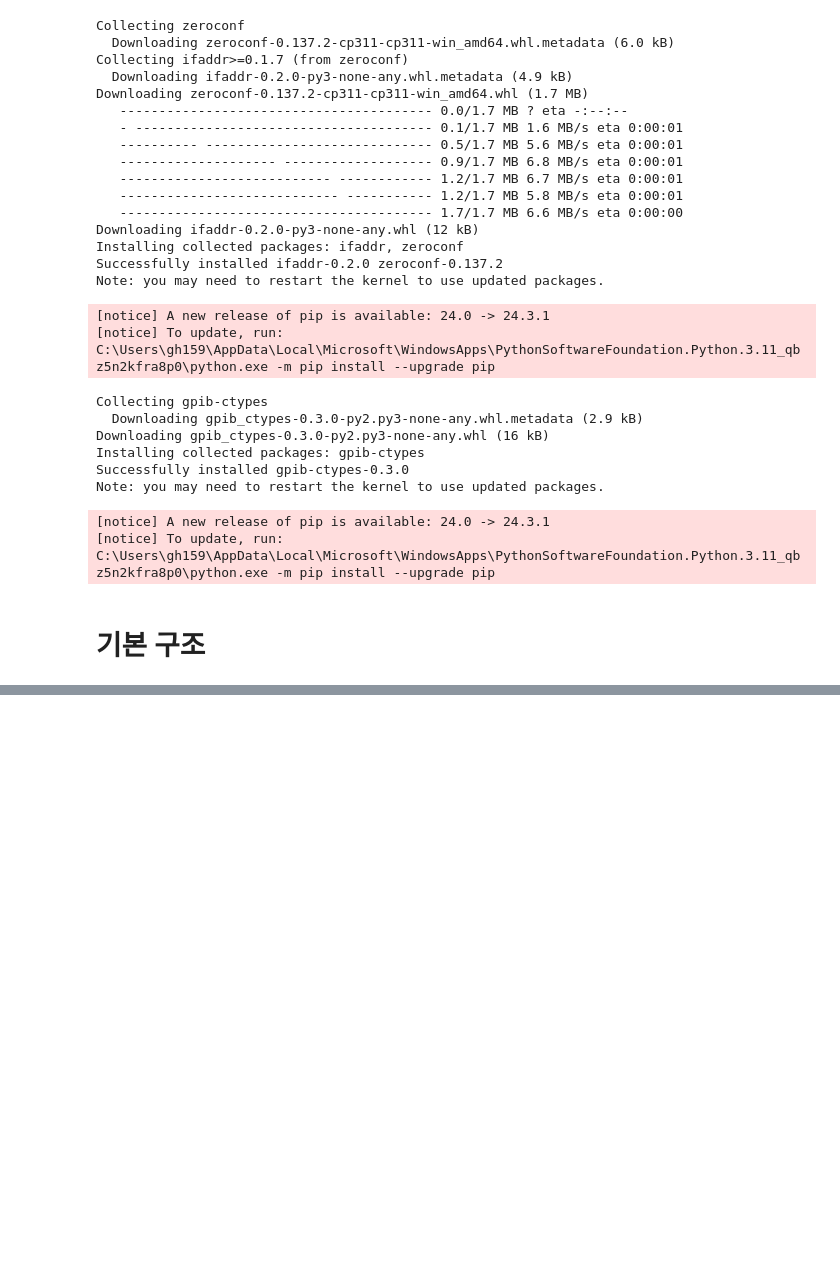
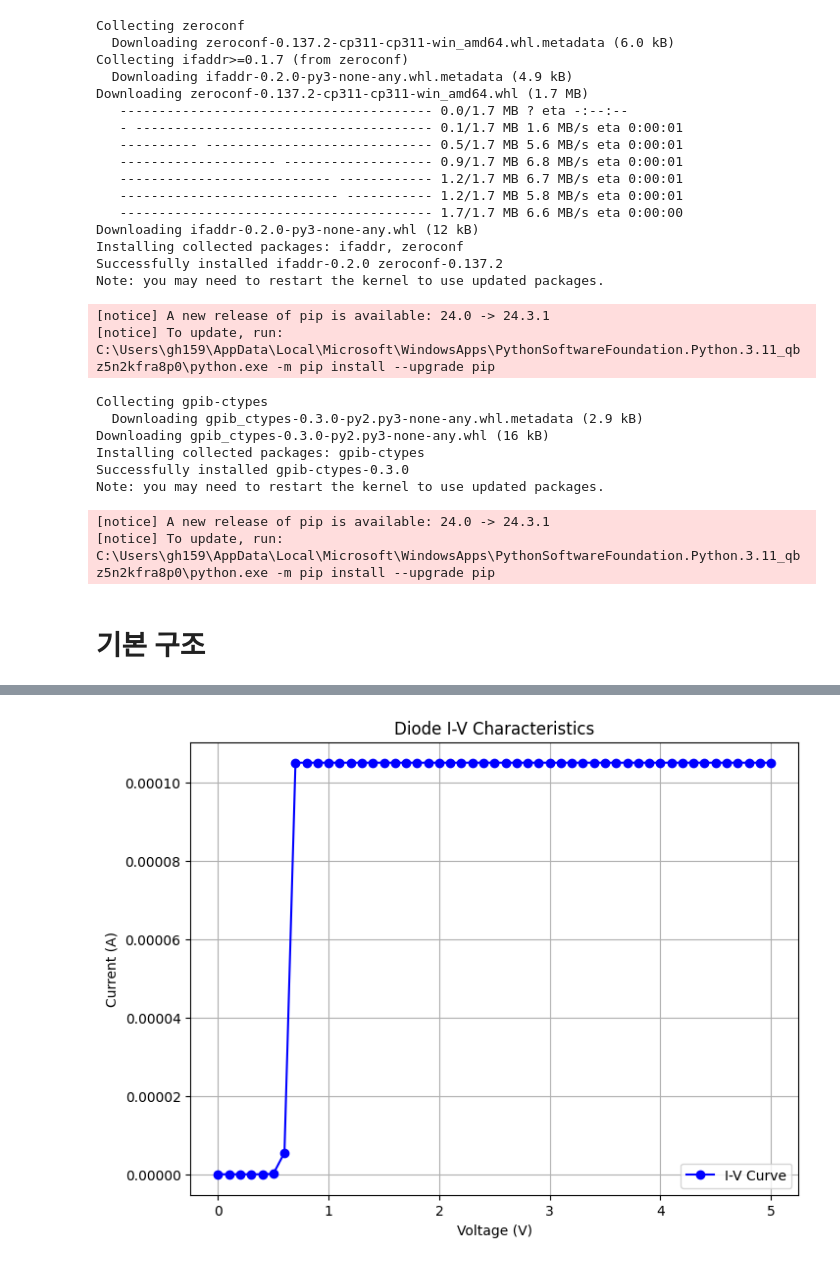
Before and after one commit to gh159159/2461_SourceMeter, a Jupyter notebook: test.ipynb, the cells around one changed output, grey strips where cells are left out. Drawn from its saved outputs; the diff is of its cells as text; code cells hidden in the pictures; blank space fills up the shorter version.

```diff
--- a/test.ipynb
+++ b/test.ipynb
@@ -222,0 +186,81 @@ Measured Current: -5.93663e-10 A
+# %%
+import pyvisa
+import numpy as np
+import matplotlib.pyplot as plt
+
+# 1. PyVISA ResourceManager 생성 및 장치 연결
+rm = pyvisa.ResourceManager()
+
+# 실제 GPIB 주소 확인 필요
+instrument = rm.open_resource('GPIB0::24::INSTR')
+
+# 2. 타임아웃 및 종료 문자 설정
+instrument.timeout = 20000  # 타임아웃을 20초로 설정
+instrument.write_termination = '\r\n'  # Keithley 장비는 '\r\n' 사용
+instrument.read_termination = '\r\n'
+
+# 3. 장치 초기화 및 오류 클리어
+instrument.write("*RST")  # 장비 리셋
+instrument.write("*CLS")  # 상태 클리어
+
+# 데이터 포맷 설정 (전류만 반환)
+instrument.write(":FORMat:ELEMents CURRent")
+
+# 4. 다이오드 테스트 설정
+try:
+    # 소스 및 측정 모드 설정
+    instrument.write(":SOURce:FUNCtion VOLTage")          # 전압 소스 모드 설정
+    instrument.write(":SENSe:FUNCtion:ON \"CURRent\"")    # 전류 측정 모드 활성화
+    instrument.write(":SOURce:VOLTage:RANGe:AUTO ON")     # 자동 전압 범위 활성화
+    instrument.write(":SENSe:CURRent:RANGe:AUTO ON")      # 자동 전류 범위 활성화
+
+    # 보호 설정 (과전류 제한)
+    instrument.write(":SOURce:CURRent:LIMit 0.02")        # 최대 전류 제한 (20mA)
+
+    # 출력 활성화
+    instrument.write(":OUTPut ON")
+
+    # 데이터 수집 준비
+    voltages = np.arange(0, 5.1, 0.1)  # 테스트할 전압 범위 (0V ~ 5V, 스텝 0.1V)
+    currents = []
+
+    for voltage in voltages:
+        try:
+            # 전압 설정 및 명령 완료 대기
+            instrument.write(f":SOURce:VOLTage {voltage}")
+            instrument.query("*OPC?")  # 명령 완료 대기
+
+            # 현재 전류 측정값 읽기
+            current = float(instrument.query(":MEASure:CURRent?").strip())
+            currents.append(current)
+            print(f"Voltage: {voltage}, Current: {current}")  # 디버깅 출력
+
+        except Exception as e:
+            print(f"Error reading current at voltage {voltage}: {e}")
+            currents.append(0)  # 오류 시 0을 추가
+
+except Exception as e:
+    print(f"Setup error: {e}")
+
+finally:
+    # 출력 비활성화 및 장비 닫기
+    instrument.write(":OUTPut OFF")
+    instrument.close()
+
+# 데이터 출력 확인 (옵션)
+print("Voltage (V):", voltages)
+print("Current (A):", currents)
+
+# 그래프 그리기
+if len(currents) == len(voltages):
+    plt.figure(figsize=(8, 6))
+    plt.plot(voltages, currents, marker='o', linestyle='-', color='b', label="I-V Curve")
+    plt.title("Diode I-V Characteristics")
+    plt.xlabel("Voltage (V)")
+    plt.ylabel("Current (A)")
+    plt.grid(True)
+    plt.legend()
+    plt.show()
+else:
+    print("Error: Voltage and Current data lengths do not match.")
+# %% [output]
@@ -222,0 +284 @@ Measured Current: -5.93663e-10 A
+[figure, added]
```
Also changed, not shown: parts of 8 cells of this notebook, 6 other files.
